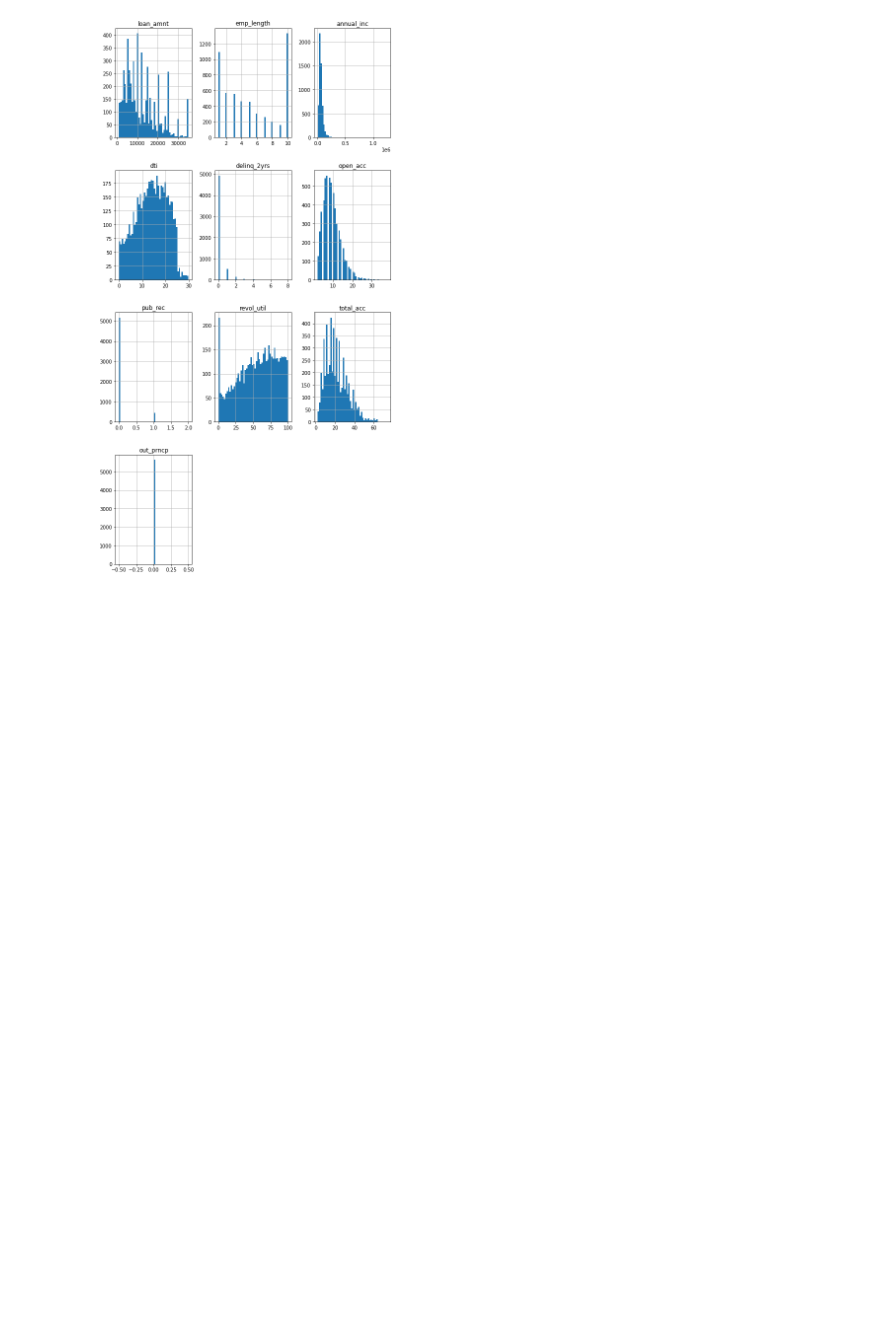
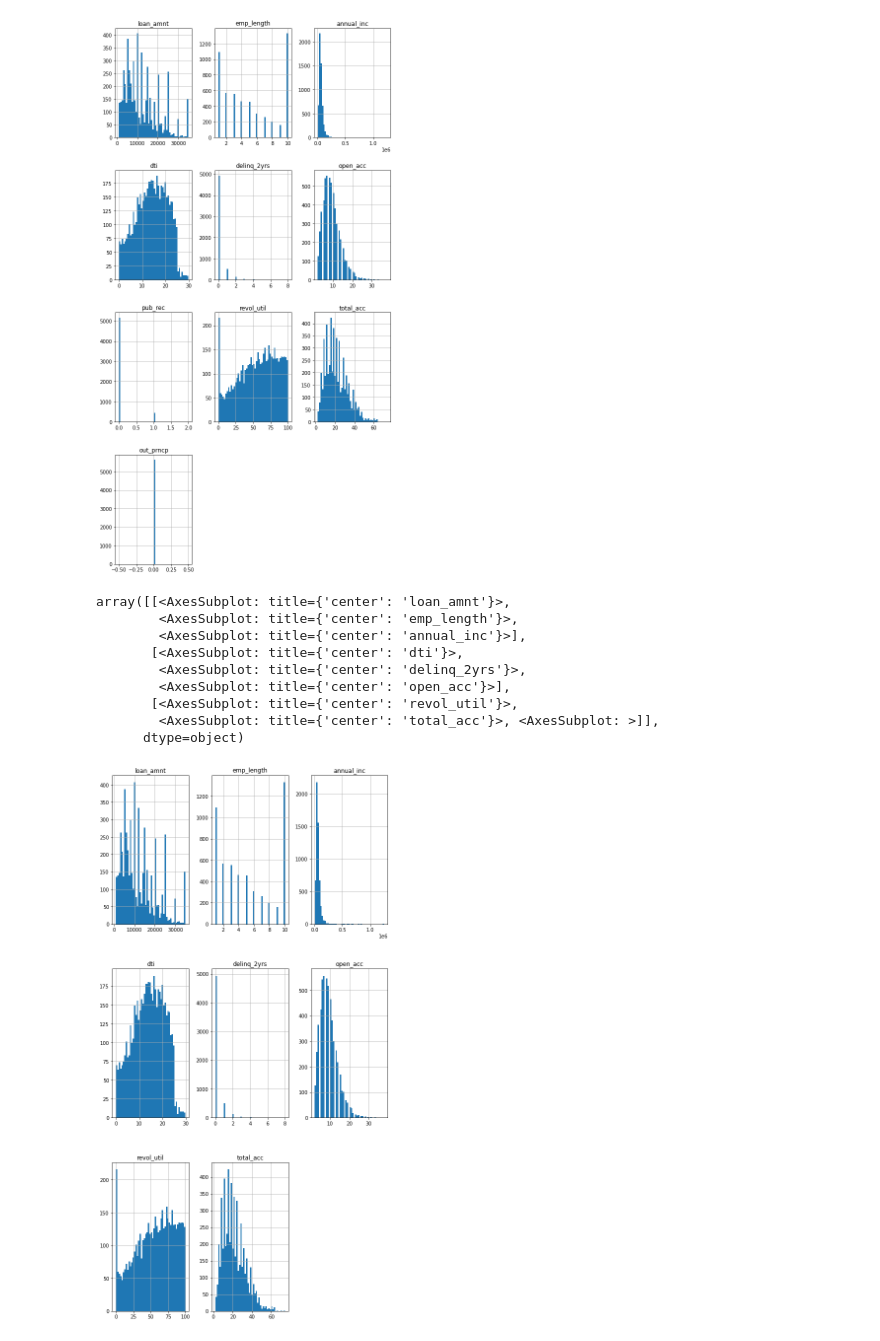
Before and after one commit to floodyc/LendingClubCaseStudy, a Jupyter notebook: LCCS.ipynb, the cells around one changed output. Saved outputs shown, nothing was run; the diff lists cells and outputs as text; code cells hidden in the pictures; blank space fills up the shorter version.

```diff
--- a/LCCS.ipynb
+++ b/LCCS.ipynb
@@ -395,0 +398,14 @@ array([[<AxesSubplot: title={'center': 'loan_amnt'}>,
+# %%
+df8.hist(column = ['loan_status', 'loan_amnt', 'grade', 'emp_length', 'home_ownership', 'annual_inc', 'verification_status', 'pymnt_plan',
+                   'addr_state', 'dti', 'delinq_2yrs', 'open_acc', 'revol_util', 'total_acc'], figsize=(10,20), bins=50)
+# %% [output]
+array([[<AxesSubplot: title={'center': 'loan_amnt'}>,
+        <AxesSubplot: title={'center': 'emp_length'}>,
+        <AxesSubplot: title={'center': 'annual_inc'}>],
+       [<AxesSubplot: title={'center': 'dti'}>,
+        <AxesSubplot: title={'center': 'delinq_2yrs'}>,
+        <AxesSubplot: title={'center': 'open_acc'}>],
+       [<AxesSubplot: title={'center': 'revol_util'}>,
+        <AxesSubplot: title={'center': 'total_acc'}>, <AxesSubplot: >]],
+      dtype=object)
+[figure, added]
```
Also changed, not shown: parts of 1 cell of this notebook.
